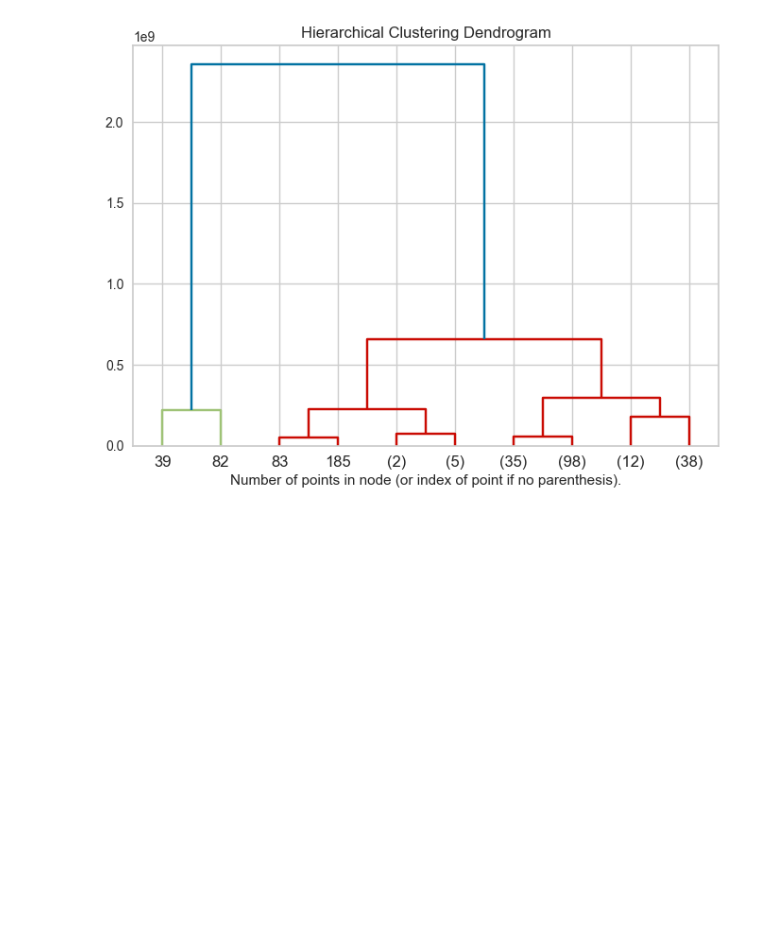
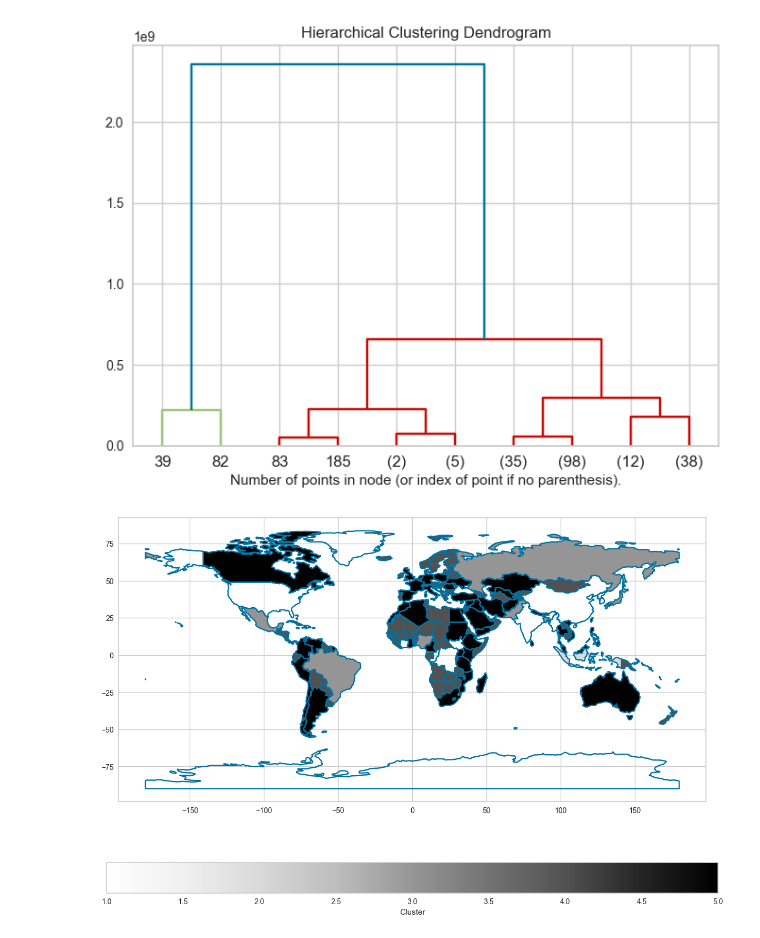
Before and after one commit to UEPP40/PUM, a Jupyter notebook: ucznenie_nienadzorowane.ipynb, the cells around one changed output. Drawn from its saved outputs; the diff is of its cells as text; code cells hidden in the pictures; blank space fills up the shorter version.

```diff
--- a/ucznenie_nienadzorowane.ipynb
+++ b/ucznenie_nienadzorowane.ipynb
@@ -159,3 +158,38 @@ plt.xlabel("Number of points in node (or index of point if no parenthesis).")
 plt.show()
 # %% [output]
 [figure]
+# %%
+from scipy.cluster.hierarchy import fcluster
+from scipy.spatial.distance import pdist
+from scipy.cluster.hierarchy import linkage
+import geopandas as gpd
+import matplotlib.pyplot as plt
+
+# Konwertujemy 'model.children_' na pełną macierz połączeń (linkage matrix)
+distance = pdist(data_X)
+linkage_matrix = linkage(distance, method='ward')
+
+#przypisanie klastrów do danych
+how_many_clusters = 5
+cluster_labels = fcluster(linkage_matrix, t=how_many_clusters, criterion='maxclust')
+
+#dodanie etykiety clustrów
+data['Cluster'] = cluster_labels
+
+#wczytanie mapy
+world = gpd.read_file(gpd.datasets.get_path('naturalearth_lowres'))
+
+#Przygotowanie danych klastrów
+data['Country'] = data['Country'].str.strip()
+
+#Połączenie danych geograficznych z danymi klastrów
+world = world.merge(data[['Country', 'Cluster']], left_on='name', right_on='Country', how='left')
+# %%
+#Rysowanie mapy
+fig, ax = plt.subplots(1, 1, figsize=(15, 10))
+world.boundary.plot(ax=ax)
+world.plot(column='Cluster', ax=ax, legend=True,
+           legend_kwds={'label': "Cluster", 'orientation': "horizontal"})
+plt.show()
+# %% [output]
+[figure, added]
```
Also changed, not shown: parts of 8 cells of this notebook.
